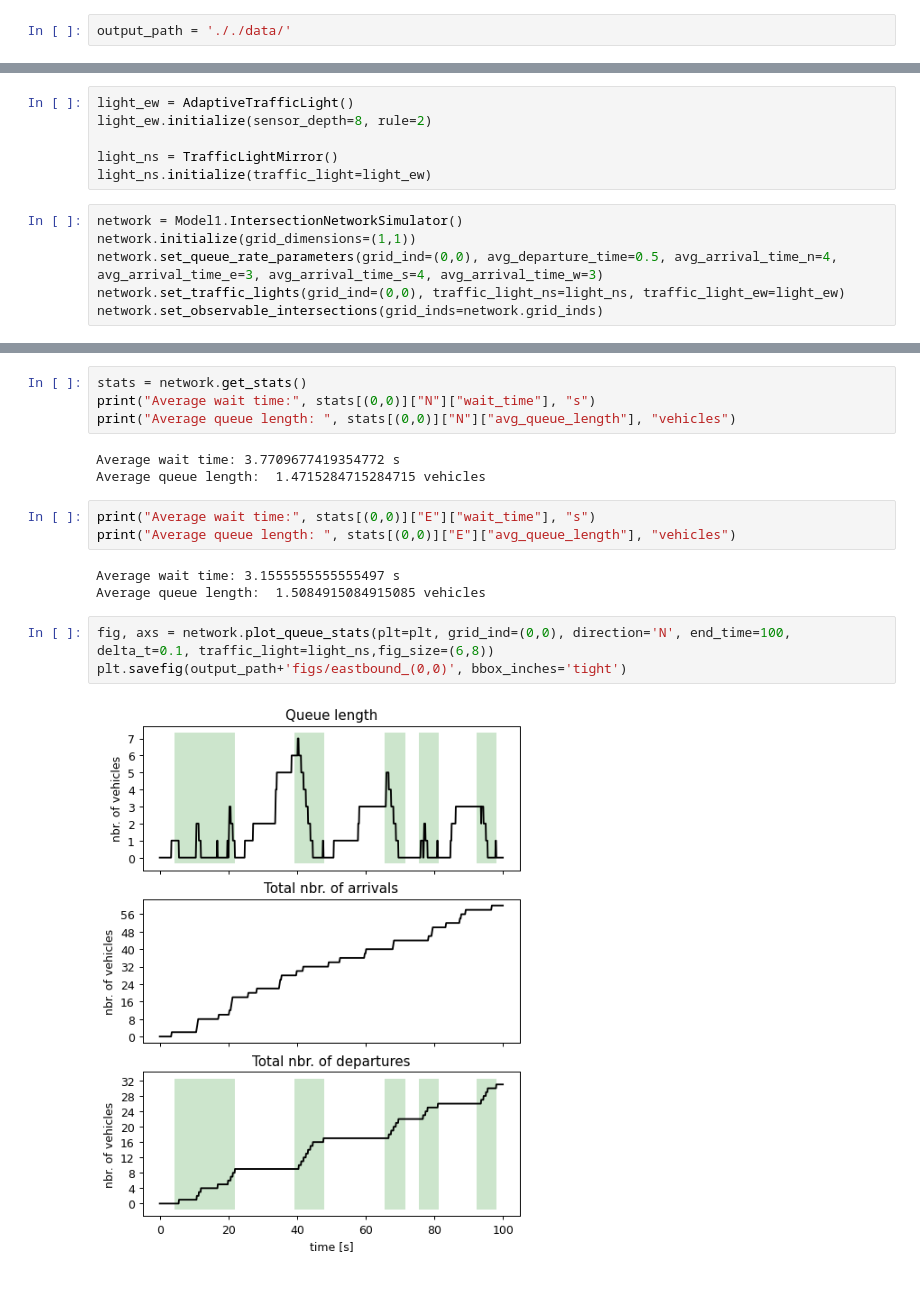
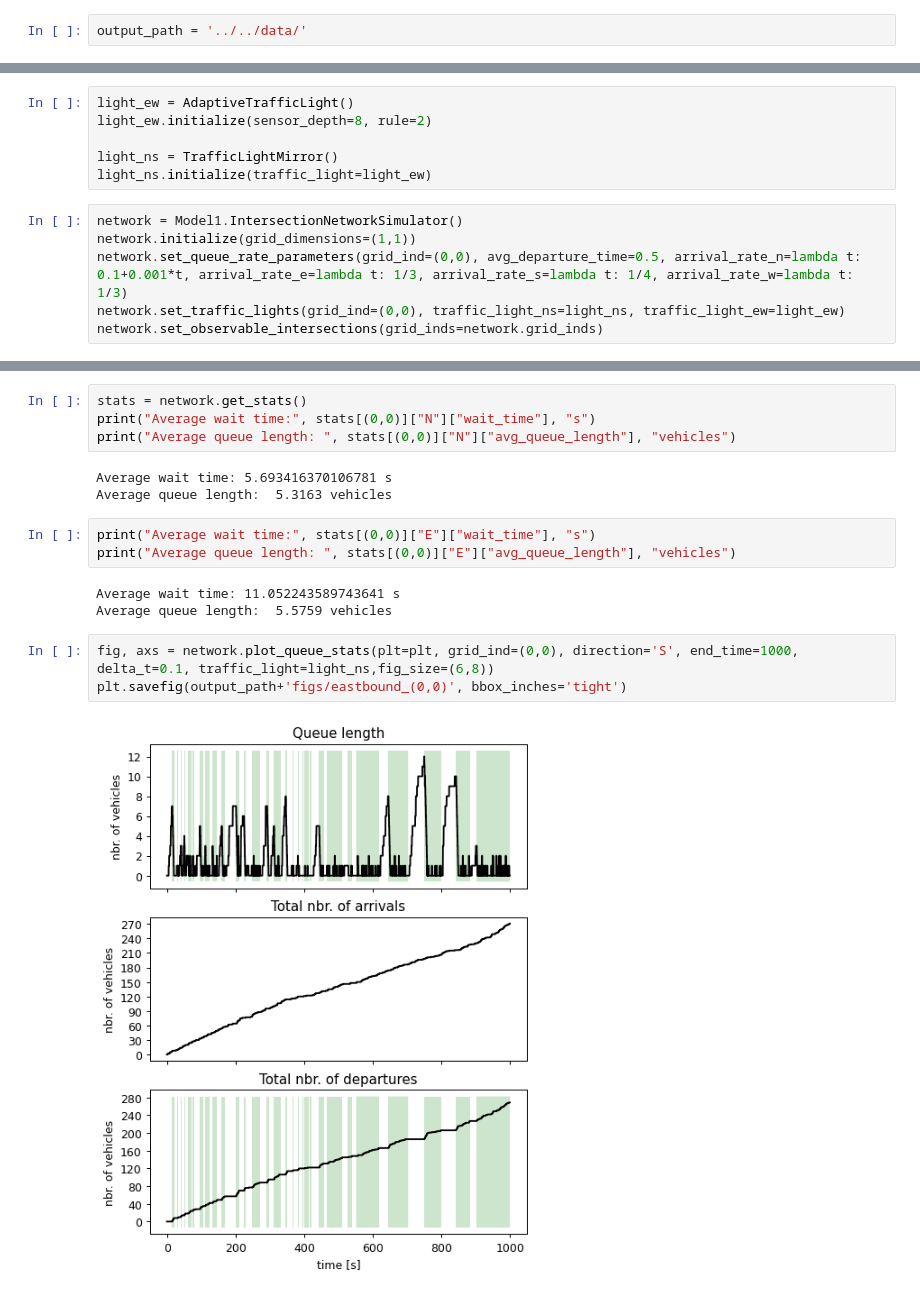
Before and after one commit to KingJohanna/vehicle-traffic-congestion-control, a Jupyter notebook: notebooks/1x1/Simulation_1x1.ipynb, the cells around one changed output, grey strips where cells are left out. Drawn from its saved outputs; the diff is of its cells as text.

Commit message:
Arrival rates are now time-dependent.

```diff
--- a/notebooks/1x1/Simulation_1x1.ipynb
+++ b/notebooks/1x1/Simulation_1x1.ipynb
@@ -11,7 +11,7 @@ import numpy as np
 from IPython.display import HTML
 import pickle
 # %%
-output_path = '././data/'
+output_path = '../../data/'
 # %% [markdown]
 *Periodic traffic lights*
 # %%
@@ -31,7 +31,7 @@ light_ns.initialize(traffic_light=light_ew)
 # %%
 network = Model1.IntersectionNetworkSimulator()
 network.initialize(grid_dimensions=(1,1))
-network.set_queue_rate_parameters(grid_ind=(0,0), avg_departure_time=0.5, avg_arrival_time_n=4, avg_arrival_time_e=3, avg_arrival_time_s=4, avg_arrival_time_w=3)
+network.set_queue_rate_parameters(grid_ind=(0,0), avg_departure_time=0.5, arrival_rate_n=lambda t: 0.1+0.001*t, arrival_rate_e=lambda t: 1/3, arrival_rate_s=lambda t: 1/4, arrival_rate_w=lambda t: 1/3)
 network.set_traffic_lights(grid_ind=(0,0), traffic_light_ns=light_ns, traffic_light_ew=light_ew)
 network.set_observable_intersections(grid_inds=network.grid_inds)
 # %%
@@ -43,16 +41,16 @@ stats = network.get_stats()
 print("Average wait time:", stats[(0,0)]["N"]["wait_time"], "s")
 print("Average queue length: ", stats[(0,0)]["N"]["avg_queue_length"], "vehicles")
 # %% [output]
-Average wait time: 3.7709677419354772 s
-Average queue length:  1.4715284715284715 vehicles
+Average wait time: 5.693416370106781 s
+Average queue length:  5.3163 vehicles
 # %%
 print("Average wait time:", stats[(0,0)]["E"]["wait_time"], "s")
 print("Average queue length: ", stats[(0,0)]["E"]["avg_queue_length"], "vehicles")
 # %% [output]
-Average wait time: 3.1555555555555497 s
-Average queue length:  1.5084915084915085 vehicles
+Average wait time: 11.052243589743641 s
+Average queue length:  5.5759 vehicles
 # %%
-fig, axs = network.plot_queue_stats(plt=plt, grid_ind=(0,0), direction='N', end_time=100, delta_t=0.1, traffic_light=light_ns,fig_size=(6,8))
+fig, axs = network.plot_queue_stats(plt=plt, grid_ind=(0,0), direction='S', end_time=1000, delta_t=0.1, traffic_light=light_ns,fig_size=(6,8))
 plt.savefig(output_path+'figs/eastbound_(0,0)', bbox_inches='tight')
 # %% [output]
-[figure, old version]
+[figure, new version]
```
Also changed, not shown: parts of 7 cells of this notebook, 3 other files.
